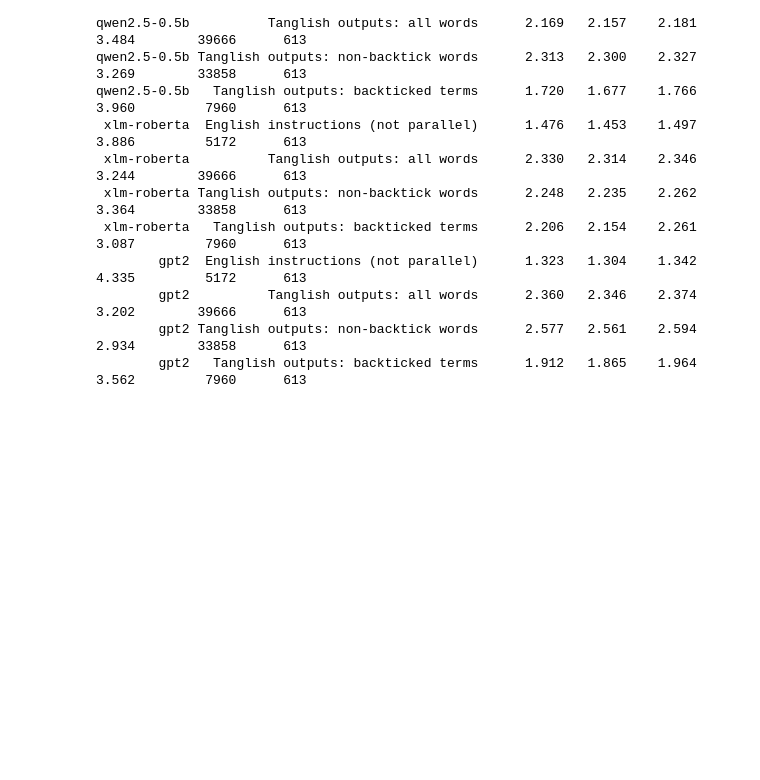
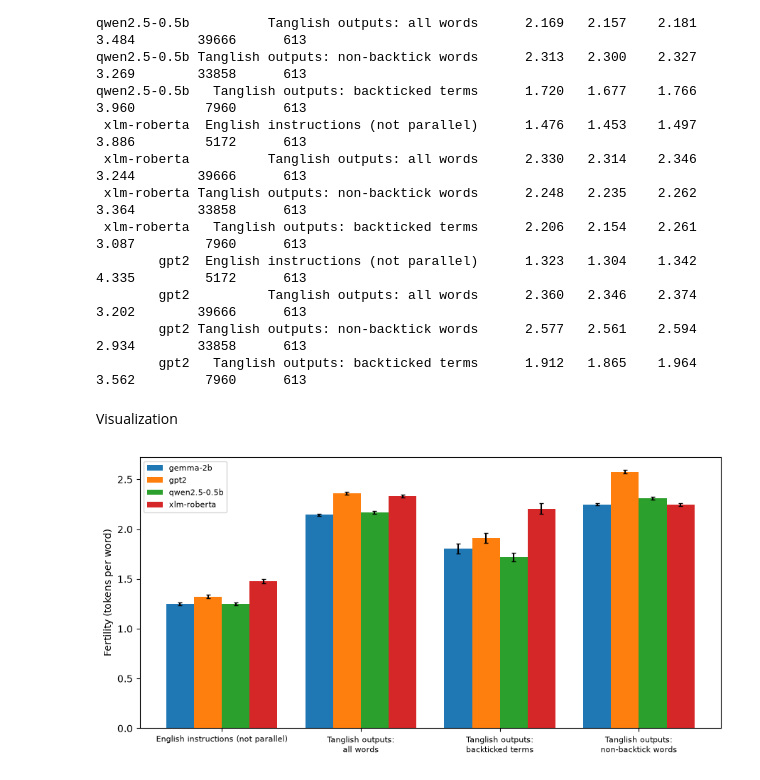
Before and after one commit to prathoseraaj/cross_lingual, a Jupyter notebook: notebooks/03_fertility.ipynb, the cells around one changed output. Saved outputs shown, nothing was run; the diff lists cells and outputs as text; code cells hidden in the pictures; blank space fills up the shorter version.

Commit message:
feat: visualization

```diff
--- a/notebooks/03_fertility.ipynb
+++ b/notebooks/03_fertility.ipynb
@@ -118,3 +118,28 @@ qwen2.5-0.5b   Tanglish outputs: backticked terms      1.720   1.677    1.766
         gpt2          Tanglish outputs: all words      2.360   2.346    2.374            3.202        39666      613
         gpt2 Tanglish outputs: non-backtick words      2.577   2.561    2.594            2.934        33858      613
         gpt2   Tanglish outputs: backticked terms      1.912   1.865    1.964            3.562         7960      613
+# %% [markdown]
+Visualization
+# %%
+import matplotlib.pyplot as plt
+
+piv = dfA.pivot(index="text_type", columns="tokenizer", values="fertility")
+err_lo = dfA.pivot(index="text_type", columns="tokenizer", values="ci_low")
+err_hi = dfA.pivot(index="text_type", columns="tokenizer", values="ci_high")
+fig, ax = plt.subplots(figsize=(9, 4.5))
+width = 0.8 / len(piv.columns)
+for j, col in enumerate(piv.columns):
+    x = np.arange(len(piv.index)) + j * width
+    ax.bar(x, piv[col].values, width, label=col,
+           yerr=[piv[col].values - err_lo[col].values, err_hi[col].values - piv[col].values], capsize=2)
+ax.set_xticks(np.arange(len(piv.index)) + width * (len(piv.columns) - 1) / 2)
+ax.set_xticklabels([t.replace(": ", ":\n") for t in piv.index], fontsize=8)
+ax.set_ylabel("Fertility (tokens per word)")
+ax.legend(fontsize=8)
+plt.tight_layout()
+plt.savefig(f"{RESULTS_DIR}/fig_fertility_partA.png", dpi=200)
+piv.round(2).to_latex(f"{RESULTS_DIR}/tab_fertility_partA.tex", caption="Sub-token fertility (tokens/word).",
+                      label="tab:fertility")
+plt.show()
+# %% [output]
+[figure, added]
```
Also changed, not shown: 2 other files.
